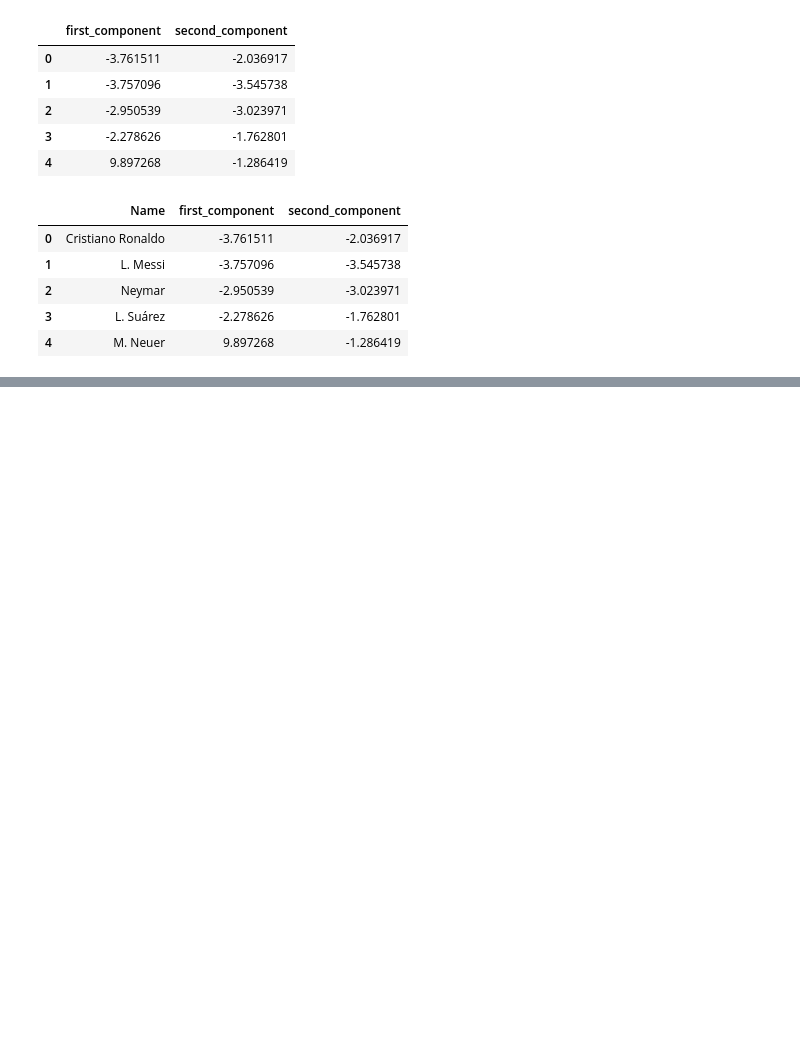
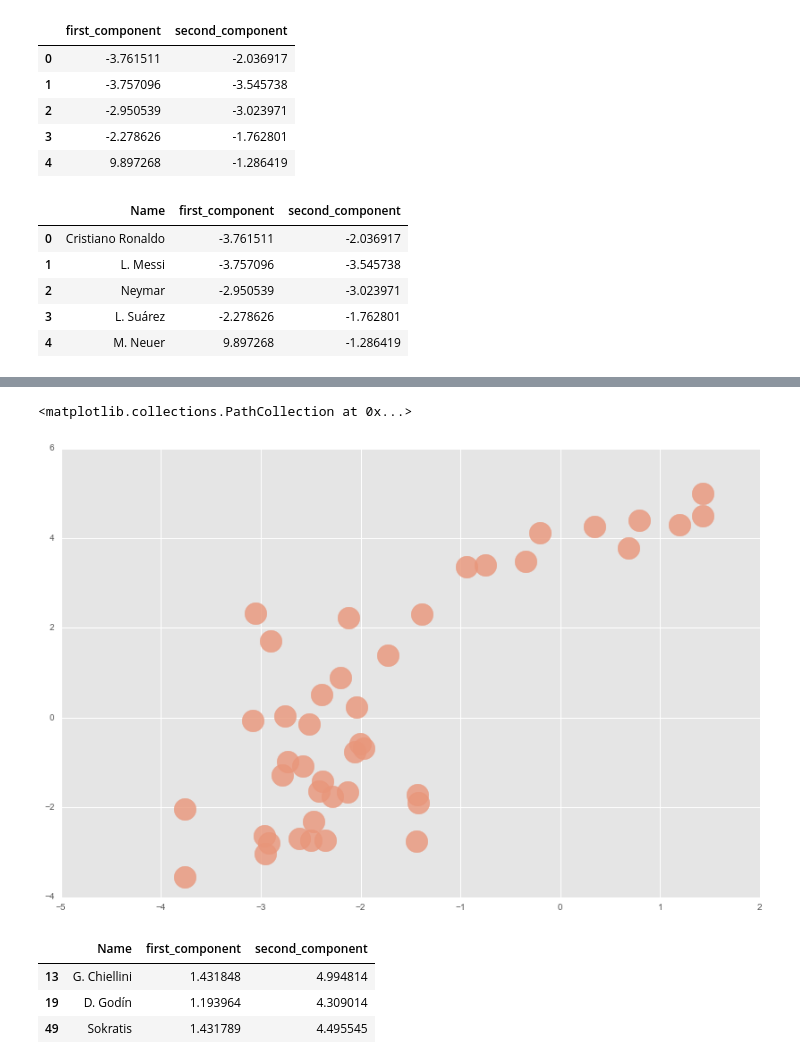
Before and after one commit to adrialuzllompart/fifa-2018, a Jupyter notebook: notebooks/EDA and PCA.ipynb, the cells around one changed output, grey strips where cells are left out. Saved outputs shown, nothing was run; the diff lists cells and outputs as text; code cells hidden in the pictures; blank space fills up the shorter version.

Commit message:
Further PCA to differentiate among field players

```diff
--- a/notebooks/Untitled.ipynb
+++ b/notebooks/EDA and PCA.ipynb
@@ -195,0 +211,17 @@ It looks like the first component is differentiating between
+# %%
+field_players = final.loc[final.first_component < 5, :]
+# %%
+fig, ax = plt.subplots(1, 1, figsize=(14, 9))
+
+ax.scatter(field_players.first_component, field_players.second_component,
+           s=600, alpha=0.8, color='darksalmon')
+# %% [output]
+<matplotlib.collections.PathCollection at 0x...>
+[figure, added]
+# %%
+field_players.loc[field_players.first_component > 1, :]
+# %% [output]
+|  | Name | first_component | second_component |
+| 13 | G. Chiellini | 1.431848 | 4.994814 |
+| 19 | D. Godín | 1.193964 | 4.309014 |
+| 49 | Sokratis | 1.431789 | 4.495545 |
```
Also changed, not shown: parts of 9 cells of this notebook.
